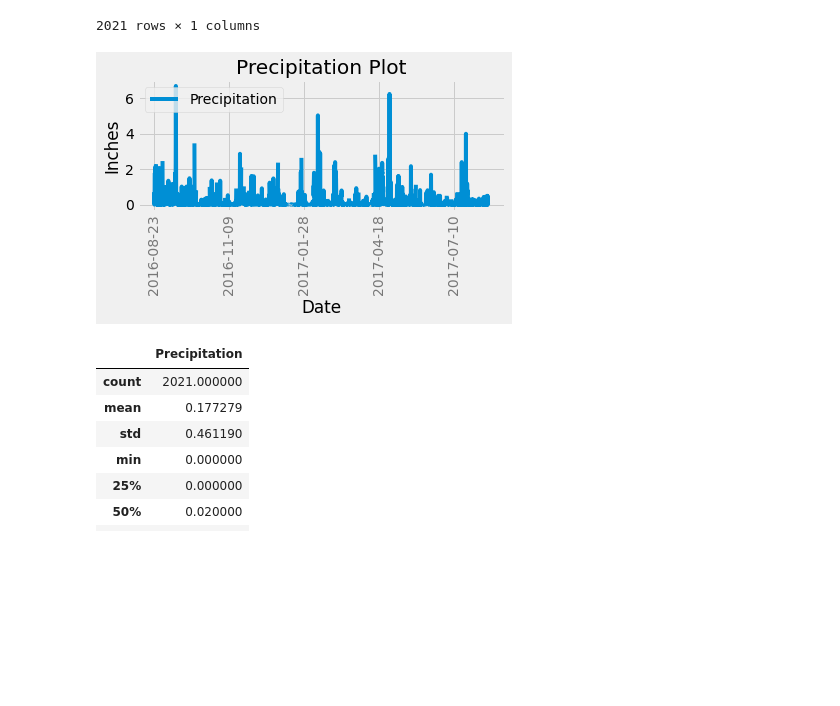
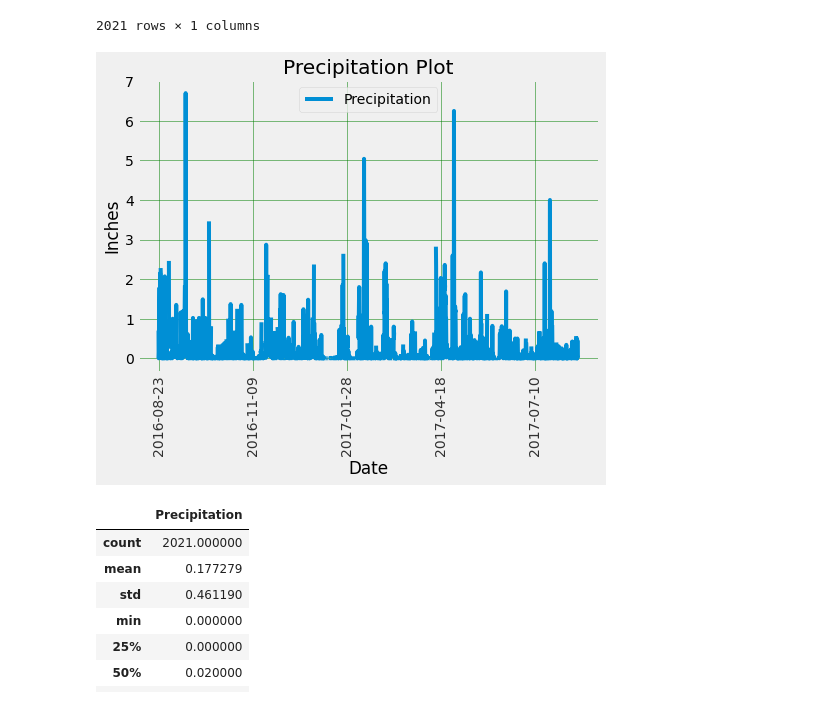
Before and after one commit to JoseH-Git/sqlalchemy-challenge, a Jupyter notebook: climate_starter.ipynb, the cells around one changed output. Drawn from its saved outputs; the diff is of its cells as text; code cells hidden in the pictures; blank space fills up the shorter version.

```diff
--- a/climate_starter.ipynb
+++ b/climate_starter.ipynb
@@ -124,19 +124,19 @@ precipitation_pd.dropna()
 # %%
 # Use Pandas Plotting with Matplotlib to plot the data
 # Set x axis and tick locations
-precipitation_pd.plot()
-plt.xticks(rotation="vertical",alpha=0.5)
+precipitation_pd.plot(figsize=(7,6))
+plt.xticks(rotation="vertical",alpha=0.8)
+plt.tight_layout()
+plt.grid(color = 'green', linestyle = '-', linewidth = 0.5)
 
 # Give our chart some labels and a tile
 
 plt.title("Precipitation Plot")
 plt.xlabel("Date")
 plt.ylabel("Inches")
-plt.tight_layout()
 plt.savefig("Images/avg_rain.png")
-plt.show()
 # %% [output]
-[figure, old version]
+[figure, new version]
 # %%
 # Use Pandas to calcualte the summary statistics for the precipitation data
 
```
Also changed, not shown: parts of 1 cell of this notebook, 2 other files.
